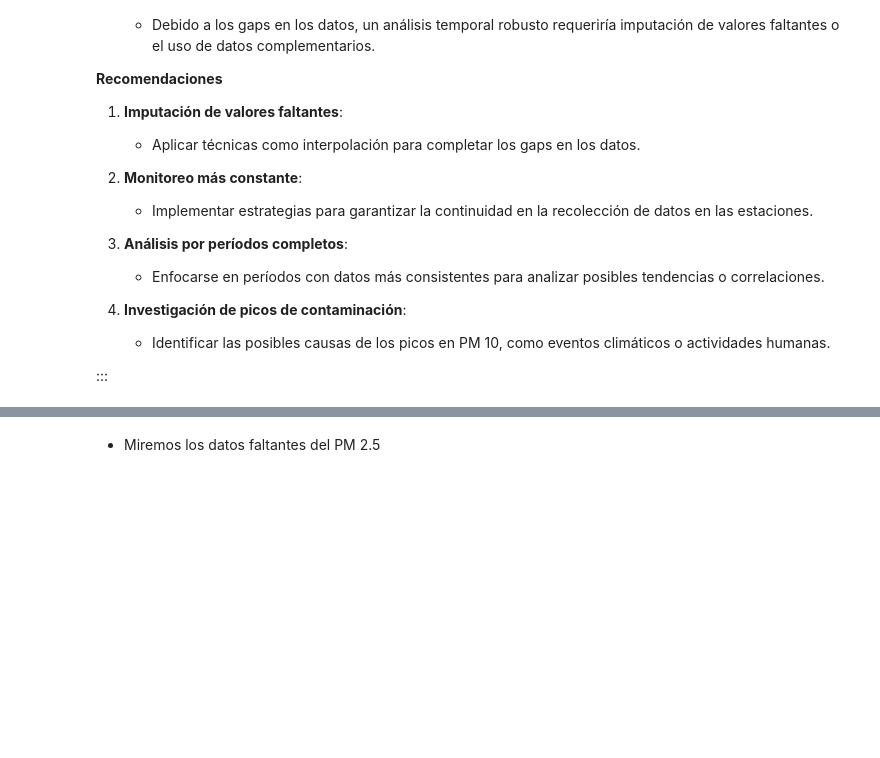
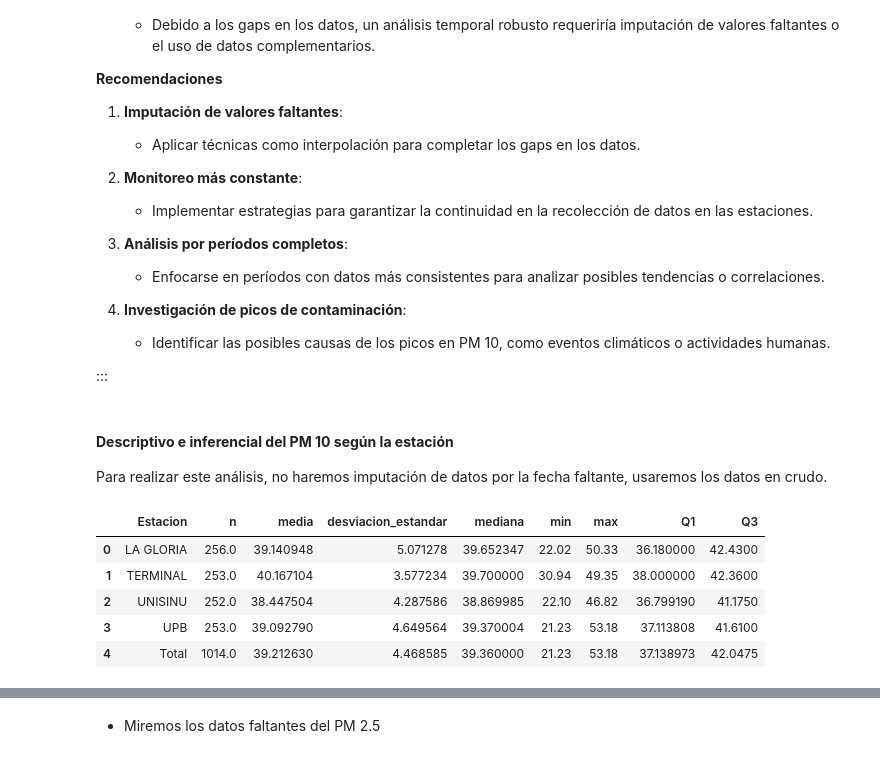
Before and after one commit to cdeoroaguado/jb_aet_pm10_25, a Jupyter notebook: _sources/1_etl.ipynb, the cells around one changed output, grey strips where cells are left out. Saved outputs shown, nothing was run; the diff lists cells and outputs as text; code cells hidden in the pictures; blank space fills up the shorter version.

```diff
--- a/_sources/1_etl.ipynb
+++ b/_sources/1_etl.ipynb
@@ -597,3 +538,47 @@ Esta son las interpretaciones de las series según las estaciones
    - Identificar las posibles causas de los picos en PM 10, como eventos climáticos o actividades humanas.
 
 :::
+# %% [markdown]
+#### **Descriptivo e inferencial del PM 10 según la estación**
+
+Para realizar este análisis, no haremos imputación de datos por la fecha faltante, usaremos los datos en crudo.
+# %%
+# Filtrar los datos para PM 10
+pm_10 = datos_recopilados[datos_recopilados['Parametro'] == 'PM 10']
+
+# Generar la tabla resumen por estación
+resumen_pm10 = pm_10.groupby('Estacion')['Concentración_mg/m3'].agg(
+    n='count',
+    media='mean',
+    desviacion_estandar='std',
+    mediana='median',
+    min='min',
+    max='max',
+    Q1=lambda x: x.quantile(0.25),
+    Q3=lambda x: x.quantile(0.75)
+).reset_index()
+
+# Agregar una fila con el total de PM 10
+total_pm10 = pm_10['Concentración_mg/m3'].agg(
+    n='count',
+    media='mean',
+    desviacion_estandar='std',
+    mediana='median',
+    min='min',
+    max='max',
+    Q1=lambda x: x.quantile(0.25),
+    Q3=lambda x: x.quantile(0.75)
+)
+total_pm10_df = pd.DataFrame([total_pm10]).assign(Estacion='Total')
+
+# Unir el total con el resumen por estación
+resumen_pm10_final = pd.concat([resumen_pm10, total_pm10_df], ignore_index=True)
+
+resumen_pm10_final
+# %% [output]
+|  | Estacion | n | media | desviacion_estandar | mediana | min | max | Q1 | Q3 |
+| 0 | LA GLORIA | 256.0 | 39.140948 | 5.071278 | 39.652347 | 22.02 | 50.33 | 36.180000 | 42.4300 |
+| 1 | TERMINAL | 253.0 | 40.167104 | 3.577234 | 39.700000 | 30.94 | 49.35 | 38.000000 | 42.3600 |
+| 2 | UNISINU | 252.0 | 38.447504 | 4.287586 | 38.869985 | 22.10 | 46.82 | 36.799190 | 41.1750 |
+| 3 | UPB | 253.0 | 39.092790 | 4.649564 | 39.370004 | 21.23 | 53.18 | 37.113808 | 41.6100 |
+| 4 | Total | 1014.0 | 39.212630 | 4.468585 | 39.360000 | 21.23 | 53.18 | 37.138973 | 42.0475 |
```
Also changed, not shown: parts of 15 cells of this notebook, 2 other files.
